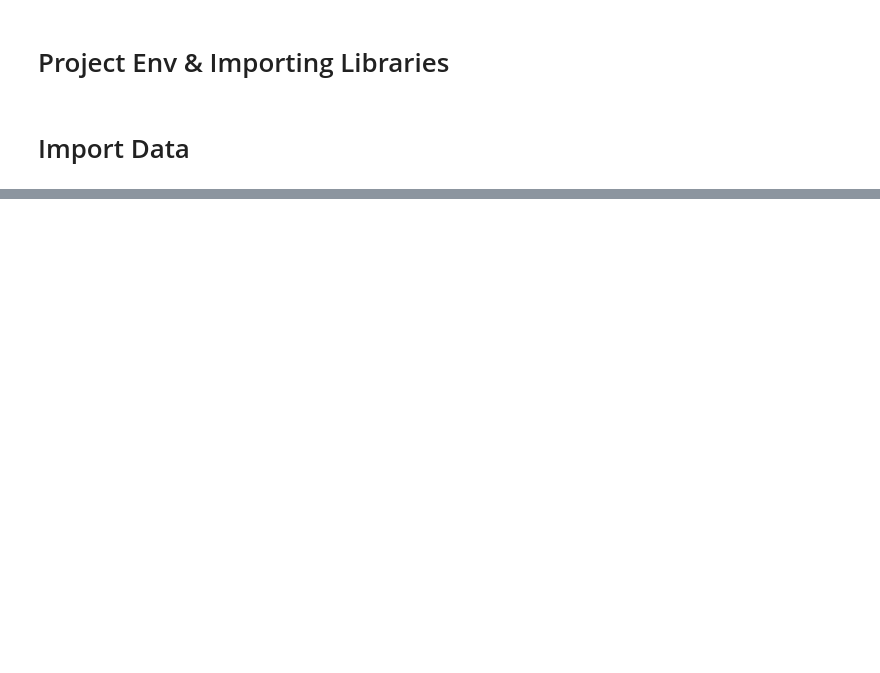
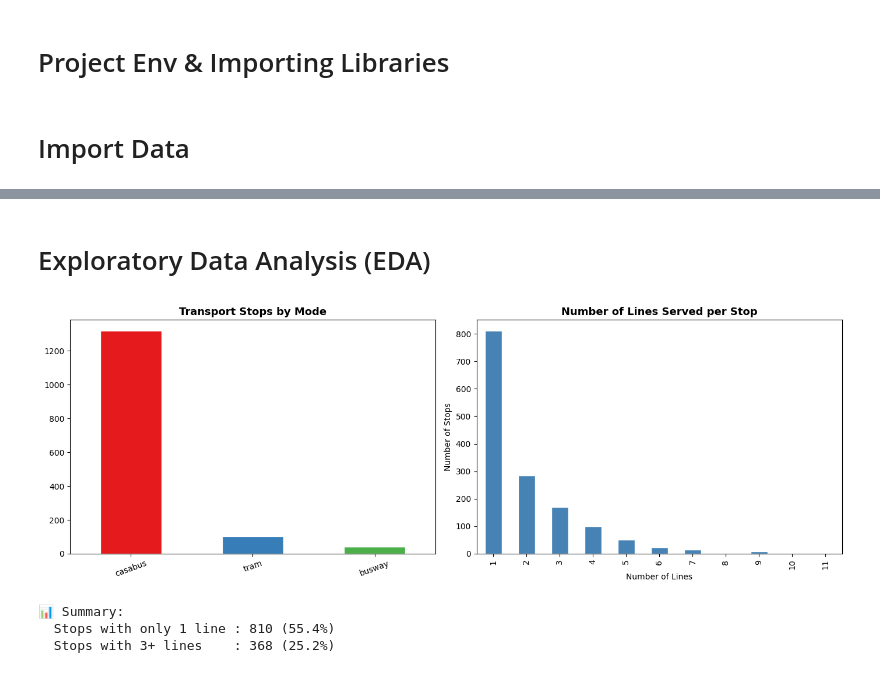
Before and after one commit to afkk25/capstone_repo, a Jupyter notebook: notebooks/03_data_analysis.ipynb, the cells around one changed output, grey strips where cells are left out. Drawn from its saved outputs; the diff is of its cells as text; code cells hidden in the pictures; blank space fills up the shorter version.

Commit message:
Data Analysis

```diff
--- a/notebooks/03_data_analysis.ipynb
+++ b/notebooks/03_data_analysis.ipynb
@@ -3,13 +3,18 @@
 # %%
 # Defining project paths
 BASE_DIR = "D:/Capstone/capstone_repo"
-DATA_DIR = f"{BASE_DIR}/data/processed"
+DATA_DIR = f"{BASE_DIR}/data"
 NB_DIR = f"{BASE_DIR}/notebooks"
+HEALTHCARE_PATH = f"{DATA_DIR}/processed/Casablanca_Healthcare.gpkg"
+TRANSPORT_PATH = f"{DATA_DIR}/processed/Casablanca_Transport_Stops.gpkg"
+
+ANALYSIS_OUTPUT_DIR = f"{DATA_DIR}/analysis"
 CRS_METRIC      = "EPSG:26191"   # Morocco zone 1 (metres) — for accurate distance
 CRS_GEO         = "EPSG:4326"
 
 import os
 os.makedirs(DATA_DIR, exist_ok=True)
+os.makedirs(ANALYSIS_OUTPUT_DIR, exist_ok=True)
 # %%
 import osmnx as ox
 import networkx as nx
@@ -30,5 +35,9 @@ from shapely.geometry import Point
 # %% [markdown]
 # Import Data
 # %%
-healthcare = gpd.read_file(f"{DATA_DIR}/Casablanca_Healthcare.gpkg")
-healthcare = healthcare.to_crs(CRS_GEO)
+# Load files
+hospitals = gpd.read_file(HEALTHCARE_PATH)
+stops = gpd.read_file(TRANSPORT_PATH)
+
+print(f'Healthcare facilities : {len(hospitals):,} rows | CRS: {hospitals.crs}')
+print(f'Transport stops       : {len(stops):,}  rows | CRS: {stops.crs}')
@@ -59,0 +97,5 @@ public_transport = public_transport.to_crs(CRS_GEO)
+# %%
+hospitals = hospitals.to_crs(epsg=4326)
+stops  = stops.to_crs(epsg=4326)
+
+print('Both datasets now in EPSG:4326 (WGS84)')
@@ -59,0 +148,32 @@ public_transport = public_transport.to_crs(CRS_GEO)
+# %% [markdown]
+# Exploratory Data Analysis (EDA)
+# %%
+# ── Transport mode distribution & lines per stop ─────────────────────────
+fig, axes = plt.subplots(1, 2, figsize=(14, 5))
+
+# Mode counts
+mode_counts = stops['primary_mode'].value_counts()
+mode_counts.plot(kind='bar', ax=axes[0], color=sns.color_palette('Set1'), edgecolor='white')
+axes[0].set_title('Transport Stops by Mode', fontsize=13, fontweight='bold')
+axes[0].set_xlabel('')
+axes[0].tick_params(axis='x', rotation=20)
+
+# Lines per stop
+stops['num_lines'].value_counts().sort_index().plot(
+    kind='bar', ax=axes[1], color='steelblue', edgecolor='white')
+axes[1].set_title('Number of Lines Served per Stop', fontsize=13, fontweight='bold')
+axes[1].set_xlabel('Number of Lines')
+axes[1].set_ylabel('Number of Stops')
+
+plt.tight_layout()
+plt.savefig(f'{ANALYSIS_OUTPUT_DIR}/transport_eda.png', bbox_inches='tight')
+plt.show()
+
+print(f'\n📊 Summary:')
+print(f'  Stops with only 1 line : {(stops["num_lines"]==1).sum()} ({(stops["num_lines"]==1).mean()*100:.1f}%)')
+print(f'  Stops with 3+ lines    : {(stops["num_lines"]>=3).sum()} ({(stops["num_lines"]>=3).mean()*100:.1f}%)')
+# %% [output]
+[figure, added]
+📊 Summary:
+  Stops with only 1 line : 810 (55.4%)
+  Stops with 3+ lines    : 368 (25.2%)
```
Also changed, not shown: parts of 39 cells of this notebook, 20 other files.
